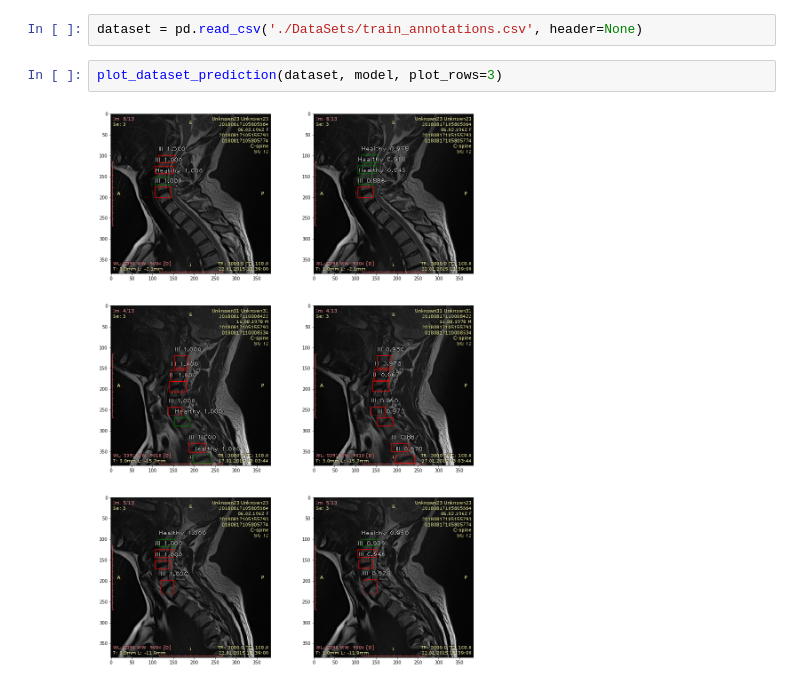
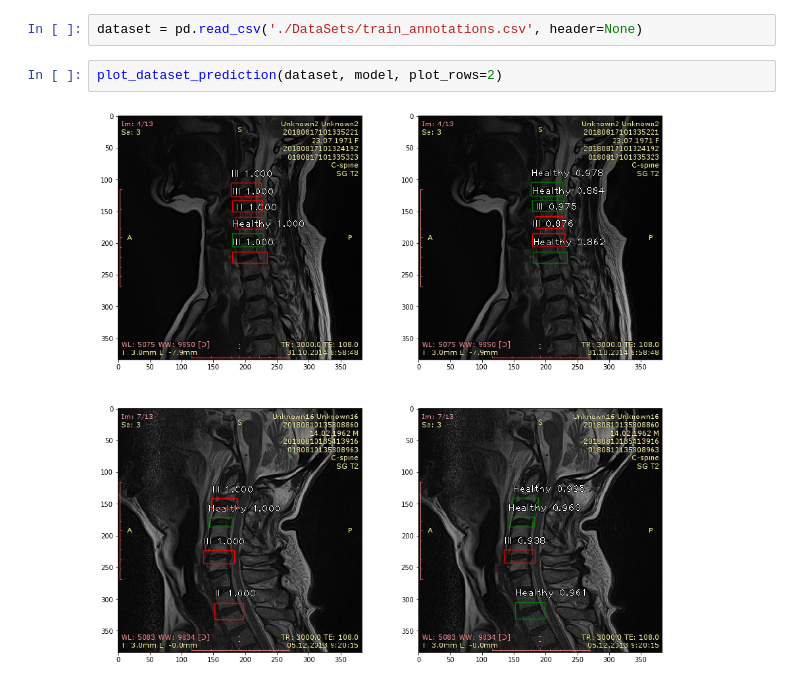
Before and after one commit to MLDPEngineer/Spinal_patology_detection, a Jupyter notebook: Inference.ipynb, the cells around one changed output. Drawn from its saved outputs; the diff is of its cells as text.

```diff
--- a/Inference.ipynb
+++ b/Inference.ipynb
@@ -101,6 +95,6 @@ def plot_dataset_prediction(dataset, model, plot_rows=1):
 # %%
 dataset = pd.read_csv('./DataSets/train_annotations.csv', header=None)
 # %%
-plot_dataset_prediction(dataset, model, plot_rows=3)
+plot_dataset_prediction(dataset, model, plot_rows=2)
 # %% [output]
-[figure, old version]
+[figure, new version]
```
Also changed, not shown: parts of 4 cells of this notebook, 3 other files.
